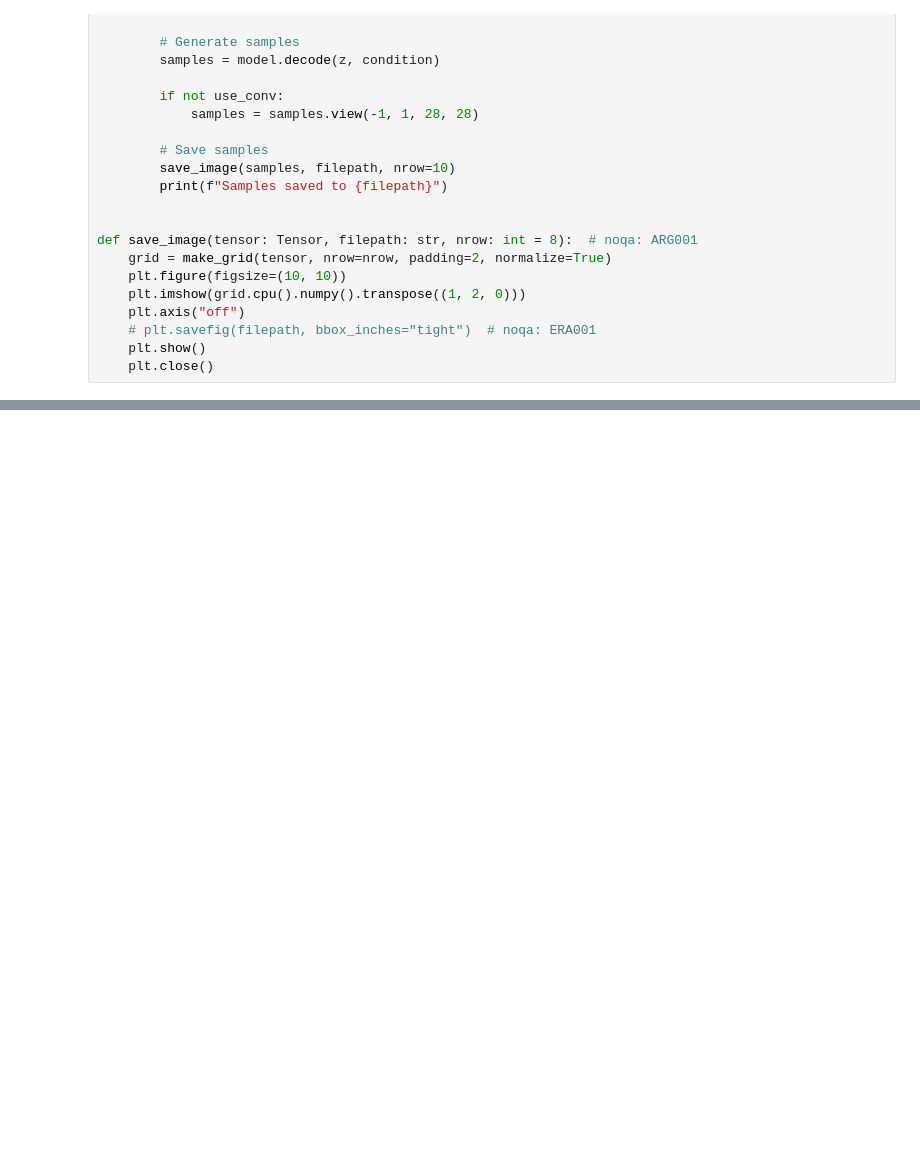
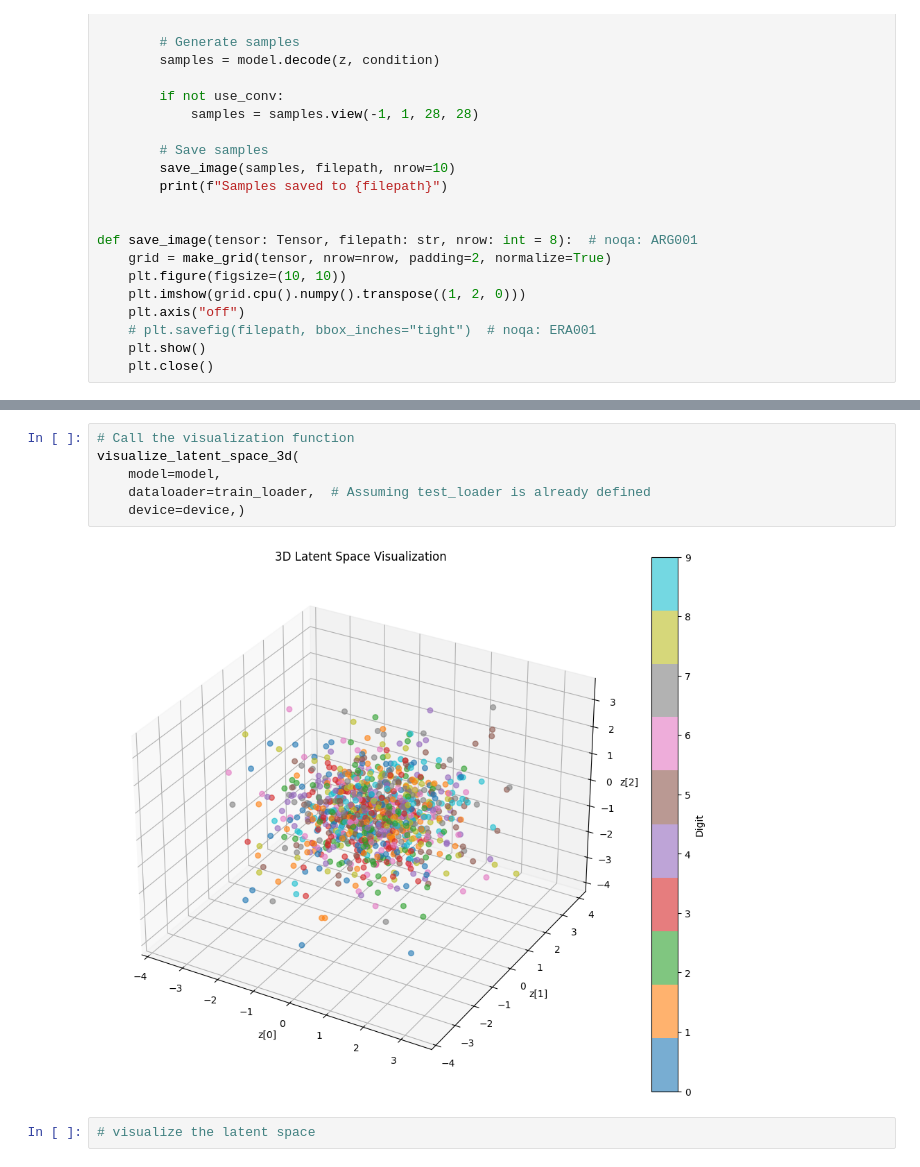
Before and after one commit to njacobs2019/CS_6956_HW3, a Jupyter notebook: mnist-vae.ipynb, the cells around one changed output, grey strips where cells are left out. Drawn from its saved outputs; the diff is of its cells as text; blank space fills up the shorter version.

```diff
--- a/mnist-vae.ipynb
+++ b/mnist-vae.ipynb
@@ -88,0 +209,10 @@ Samples saved to vae_samples.png
+# %%
+# Call the visualization function
+visualize_latent_space_3d(
+    model=model,
+    dataloader=train_loader,  # Assuming test_loader is already defined
+    device=device,)
+# %% [output]
+[figure, added]
+# %%
+# visualize the latent space
```
Also changed, not shown: parts of 5 cells of this notebook.
